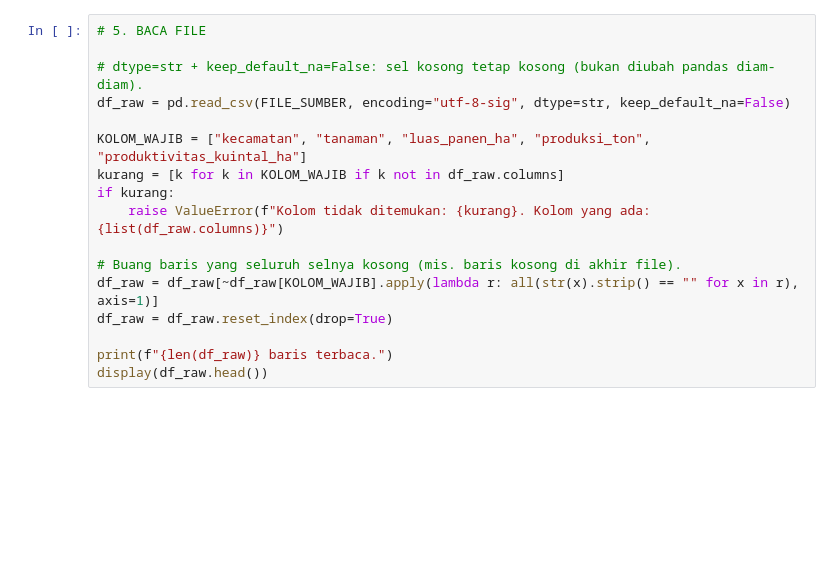
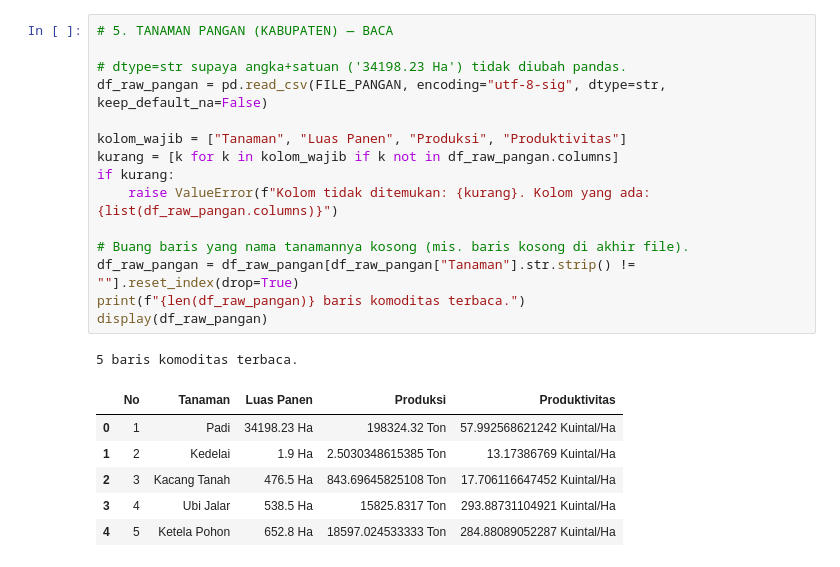
Before and after one commit to zarahrnw/AgriDash-0.1, a Jupyter notebook: notebooks/cleaning_tanaman_pangan.ipynb, the cells around one changed output. Drawn from its saved outputs; the diff is of its cells as text; blank space fills up the shorter version.

```diff
--- a/notebooks/cleaning_tanaman_pangan.ipynb
+++ b/notebooks/cleaning_tanaman_pangan.ipynb
@@ -127,18 +141,24 @@ print("✓ Master kecamatan & fungsi bantu siap.")
 # %%
-# 5. BACA FILE
+# 5. TANAMAN PANGAN (KABUPATEN) — BACA
 
-# dtype=str + keep_default_na=False: sel kosong tetap kosong (bukan diubah pandas diam-diam).
-df_raw = pd.read_csv(FILE_SUMBER, encoding="utf-8-sig", dtype=str, keep_default_na=False)
+# dtype=str supaya angka+satuan ('34198.23 Ha') tidak diubah pandas.
+df_raw_pangan = pd.read_csv(FILE_PANGAN, encoding="utf-8-sig", dtype=str, keep_default_na=False)
 
-KOLOM_WAJIB = ["kecamatan", "tanaman", "luas_panen_ha", "produksi_ton", "produktivitas_kuintal_ha"]
-kurang = [k for k in KOLOM_WAJIB if k not in df_raw.columns]
+kolom_wajib = ["Tanaman", "Luas Panen", "Produksi", "Produktivitas"]
+kurang = [k for k in kolom_wajib if k not in df_raw_pangan.columns]
 if kurang:
-    raise ValueError(f"Kolom tidak ditemukan: {kurang}. Kolom yang ada: {list(df_raw.columns)}")
+    raise ValueError(f"Kolom tidak ditemukan: {kurang}. Kolom yang ada: {list(df_raw_pangan.columns)}")
 
-# Buang baris yang seluruh selnya kosong (mis. baris kosong di akhir file).
-df_raw = df_raw[~df_raw[KOLOM_WAJIB].apply(lambda r: all(str(x).strip() == "" for x in r), axis=1)]
-df_raw = df_raw.reset_index(drop=True)
-
-print(f"{len(df_raw)} baris terbaca.")
-display(df_raw.head())
+# Buang baris yang nama tanamannya kosong (mis. baris kosong di akhir file).
+df_raw_pangan = df_raw_pangan[df_raw_pangan["Tanaman"].str.strip() != ""].reset_index(drop=True)
+print(f"{len(df_raw_pangan)} baris komoditas terbaca.")
+display(df_raw_pangan)
+# %% [output]
+5 baris komoditas terbaca.
+|  | No | Tanaman | Luas Panen | Produksi | Produktivitas |
+| 0 | 1 | Padi | 34198.23 Ha | 198324.32 Ton | 57.992568621242 Kuintal/Ha |
+| 1 | 2 | Kedelai | 1.9 Ha | 2.5030348615385 Ton | 13.17386769 Kuintal/Ha |
+| 2 | 3 | Kacang Tanah | 476.5 Ha | 843.69645825108 Ton | 17.706116647452 Kuintal/Ha |
+| 3 | 4 | Ubi Jalar | 538.5 Ha | 15825.8317 Ton | 293.88731104921 Kuintal/Ha |
+| 4 | 5 | Ketela Pohon | 652.8 Ha | 18597.024533333 Ton | 284.88089052287 Kuintal/Ha |
 # %%
```
Also changed, not shown: parts of 14 cells of this notebook, 1 other file.
